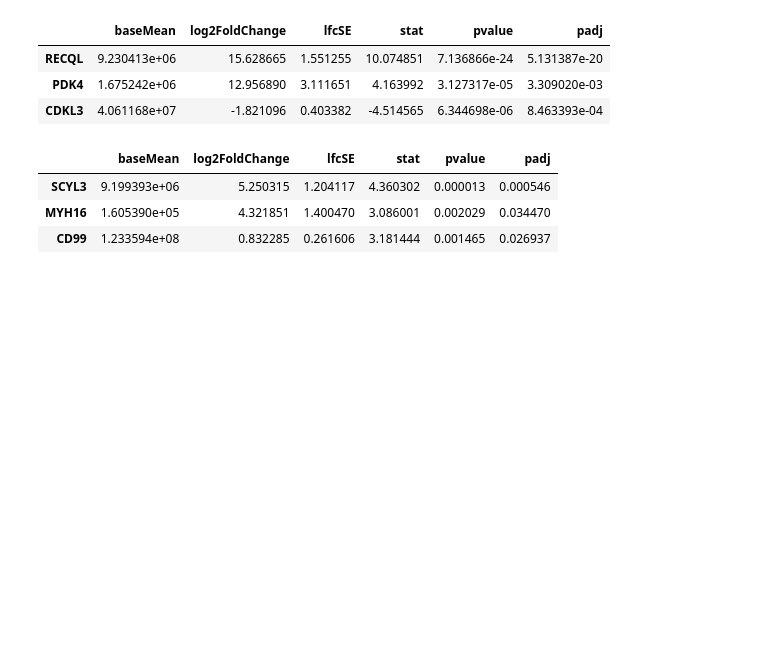
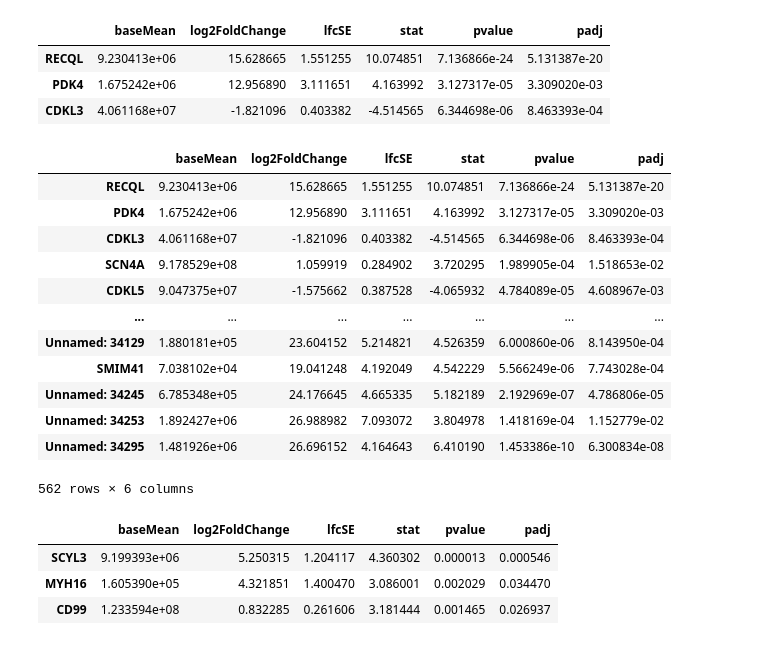
Before and after one commit to GuerreroVazquez/Transcription_factor_analysis, a Jupyter notebook: notebooks/Combine_DDSs-MF.ipynb, the cells around one changed output. Cells and saved outputs as stored; diff of their text form; code cells hidden in the pictures; blank space fills up the shorter version.

```diff
--- a/notebooks/Combine_DDSs-MF.ipynb
+++ b/notebooks/Combine_DDSs-MF.ipynb
@@ -69,6 +69,22 @@ df_sig_dict['mf_o_file'].head(3)
 | RECQL | 9.230413e+06 | 15.628665 | 1.551255 | 10.074851 | 7.136866e-24 | 5.131387e-20 |
 | PDK4 | 1.675242e+06 | 12.956890 | 3.111651 | 4.163992 | 3.127317e-05 | 3.309020e-03 |
 | CDKL3 | 4.061168e+07 | -1.821096 | 0.403382 | -4.514565 | 6.344698e-06 | 8.463393e-04 |
+# %%
+df_sig_dict['mf_o_file']
+# %% [output]
+|  | baseMean | log2FoldChange | lfcSE | stat | pvalue | padj |
+| RECQL | 9.230413e+06 | 15.628665 | 1.551255 | 10.074851 | 7.136866e-24 | 5.131387e-20 |
+| PDK4 | 1.675242e+06 | 12.956890 | 3.111651 | 4.163992 | 3.127317e-05 | 3.309020e-03 |
+| CDKL3 | 4.061168e+07 | -1.821096 | 0.403382 | -4.514565 | 6.344698e-06 | 8.463393e-04 |
+| SCN4A | 9.178529e+08 | 1.059919 | 0.284902 | 3.720295 | 1.989905e-04 | 1.518653e-02 |
+| CDKL5 | 9.047375e+07 | -1.575662 | 0.387528 | -4.065932 | 4.784089e-05 | 4.608967e-03 |
+| ... | ... | ... | ... | ... | ... | ... |
+| Unnamed: 34129 | 1.880181e+05 | 23.604152 | 5.214821 | 4.526359 | 6.000860e-06 | 8.143950e-04 |
+| SMIM41 | 7.038102e+04 | 19.041248 | 4.192049 | 4.542229 | 5.566249e-06 | 7.743028e-04 |
+| Unnamed: 34245 | 6.785348e+05 | 24.176645 | 4.665335 | 5.182189 | 2.192969e-07 | 4.786806e-05 |
+| Unnamed: 34253 | 1.892427e+06 | 26.988982 | 7.093072 | 3.804978 | 1.418169e-04 | 1.152779e-02 |
+| Unnamed: 34295 | 1.481926e+06 | 26.696152 | 4.164643 | 6.410190 | 1.453386e-10 | 6.300834e-08 |
+562 rows × 6 columns
 # %%
 df_sig_dict['mf_y_file'].head(3)
 # %% [output]
```
Also changed, not shown: parts of 9 cells of this notebook, 11 other files.
